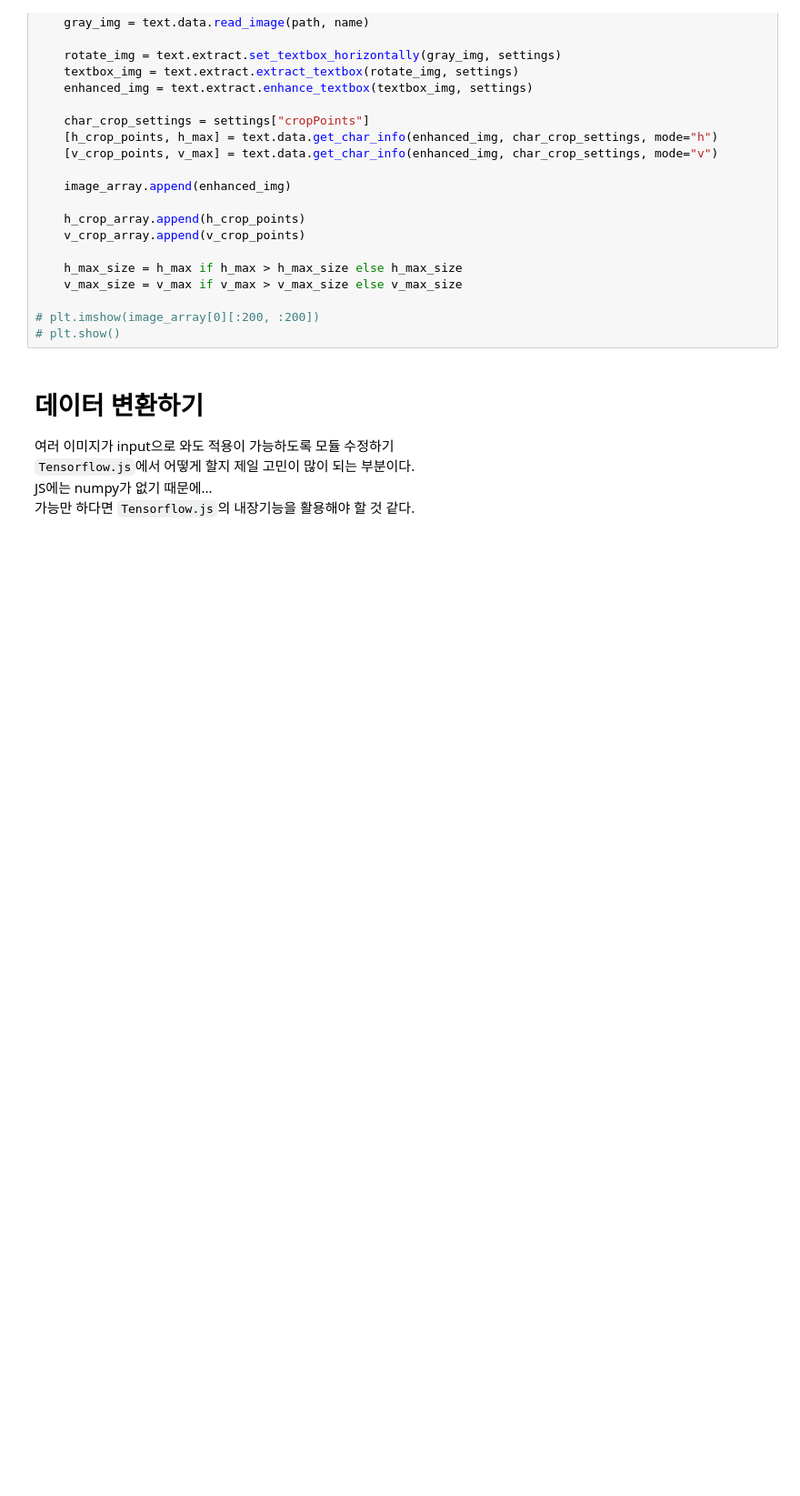
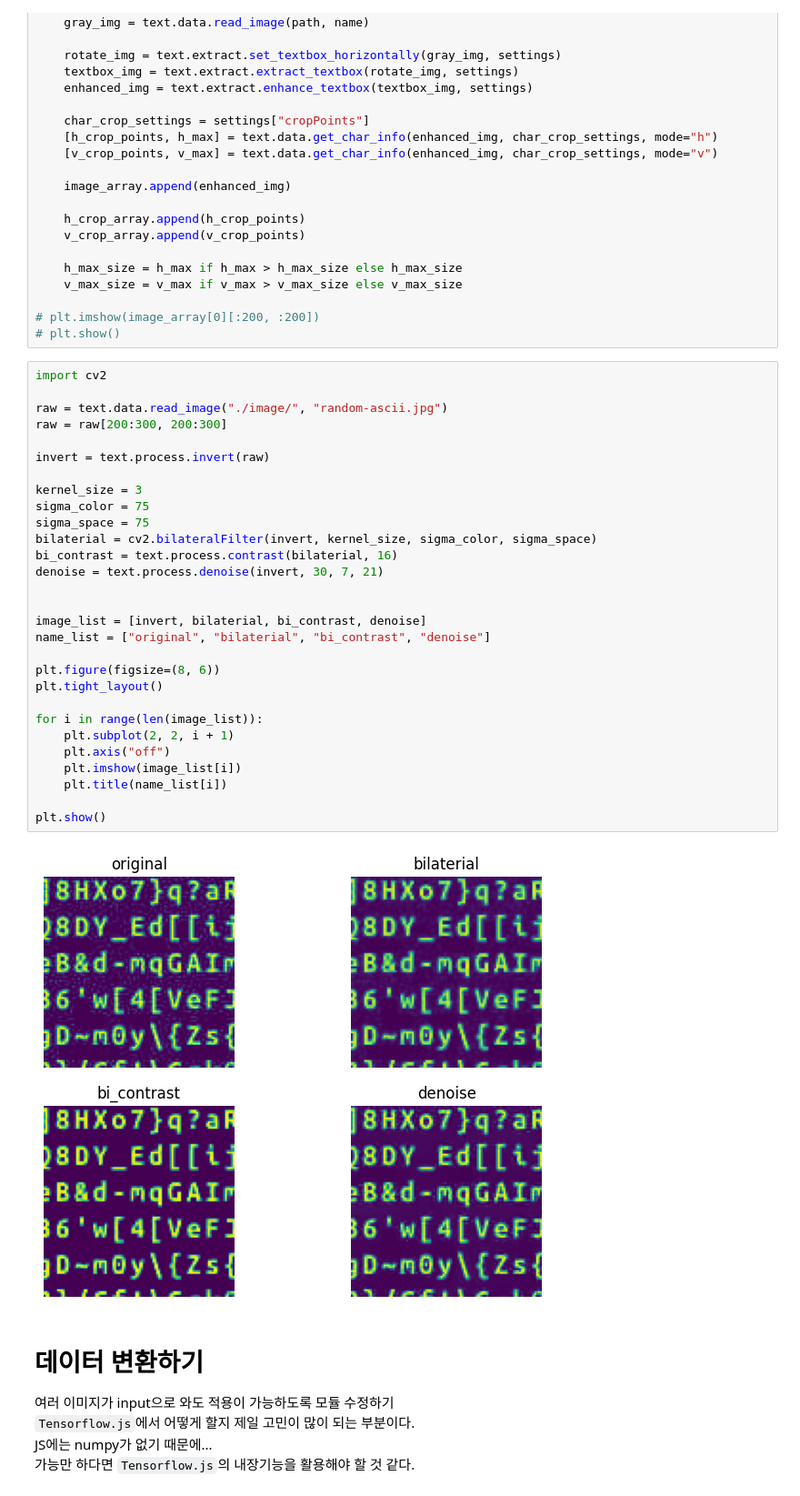
Before and after one commit to inmare/tf-text-recognition, a Jupyter notebook: main.ipynb, the cells around one changed output. Shown at 91% size. Drawn from its saved outputs; the diff is of its cells as text; blank space fills up the shorter version.

Commit message:
bilaterial 필터를 이용한 노이즈 제거 예시 추가

```diff
--- a/main.ipynb
+++ b/main.ipynb
@@ -84,6 +84,37 @@ for name in file_names:
 
 # plt.imshow(image_array[0][:200, :200])
 # plt.show()
+# %%
+import cv2
+
+raw = text.data.read_image("./image/", "random-ascii.jpg")
+raw = raw[200:300, 200:300]
+
+invert = text.process.invert(raw)
+
+kernel_size = 3
+sigma_color = 75
+sigma_space = 75
+bilaterial = cv2.bilateralFilter(invert, kernel_size, sigma_color, sigma_space)
+bi_contrast = text.process.contrast(bilaterial, 16)
+denoise = text.process.denoise(invert, 30, 7, 21)
+
+
+image_list = [invert, bilaterial, bi_contrast, denoise]
+name_list = ["original", "bilaterial", "bi_contrast", "denoise"]
+
+plt.figure(figsize=(8, 6))
+plt.tight_layout()
+
+for i in range(len(image_list)):
+    plt.subplot(2, 2, i + 1)
+    plt.axis("off")
+    plt.imshow(image_list[i])
+    plt.title(name_list[i])
+
+plt.show()
+# %% [output]
+[figure, added]
 # %% [markdown]
 # 데이터 변환하기
 
```
